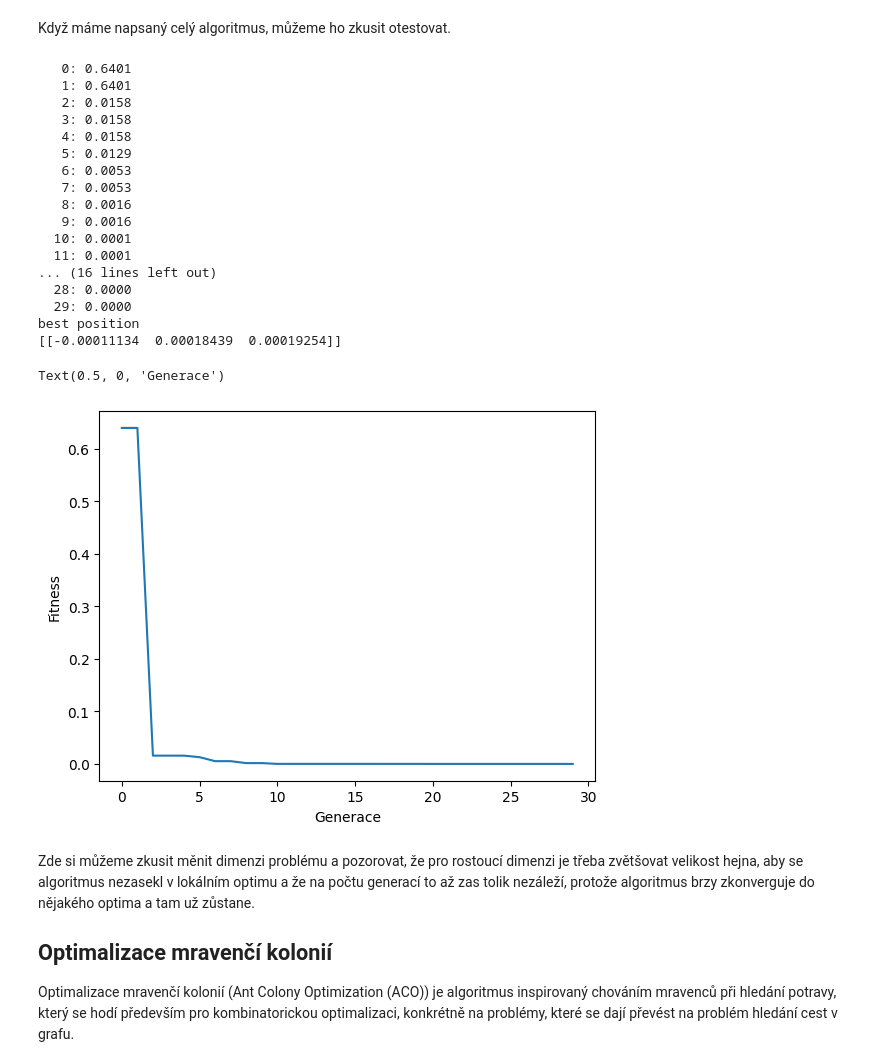
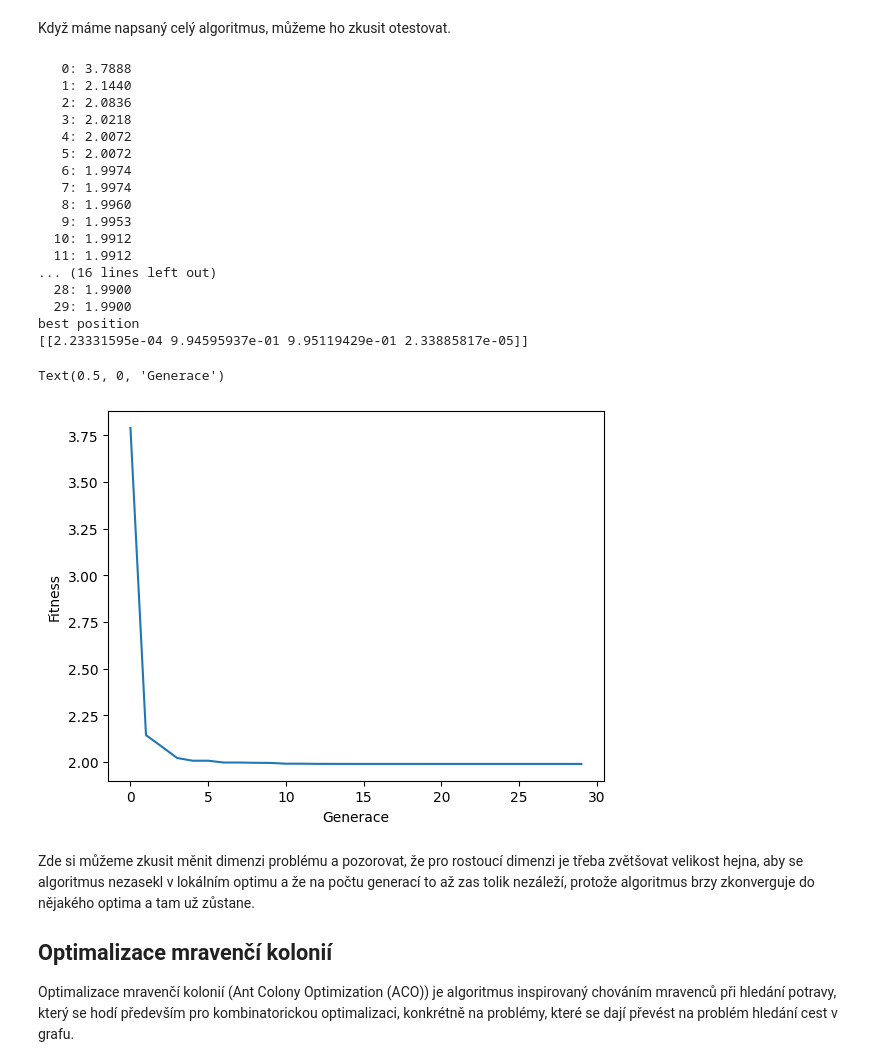
Before and after one commit to kackamac/Priridou-inspirovane-algoritmy, a Jupyter notebook: 11_rojove algoritmy/swarm_intelligence.ipynb, the cells around one changed output. Drawn from its saved outputs; the diff is of its cells as text; code cells hidden in the pictures.

```diff
--- a/11_rojove algoritmy/swarm_intelligence.ipynb
+++ b/11_rojove algoritmy/swarm_intelligence.ipynb
@@ -84,33 +84,33 @@ def pso(fitness, swarm_size, problem_dim, max_iters):
 # %% [markdown]
 Když máme napsaný celý algoritmus, můžeme ho zkusit otestovat.
 # %%
-best_position, best_fitness = pso(fitness, swarm_size=3000, problem_dim=3, max_iters=30)
+best_position, best_fitness = pso(fitness, swarm_size=3000, problem_dim=4, max_iters=30)
 print('best position')
 print(best_position)
 
 plt.plot(best_fitness)
 plt.ylabel('Fitness')
 plt.xlabel('Generace')
 # %% [output]
-   0: 0.6401
-   1: 0.6401
-   2: 0.0158
-   3: 0.0158
-   4: 0.0158
-   5: 0.0129
-   6: 0.0053
-   7: 0.0053
-   8: 0.0016
-   9: 0.0016
-  10: 0.0001
-  11: 0.0001
+   0: 3.7888
+   1: 2.1440
+   2: 2.0836
+   3: 2.0218
+   4: 2.0072
+   5: 2.0072
+   6: 1.9974
+   7: 1.9974
+   8: 1.9960
+   9: 1.9953
+  10: 1.9912
+  11: 1.9912
 ... (16 lines left out)
-  28: 0.0000
-  29: 0.0000
+  28: 1.9900
+  29: 1.9900
 best position
-[[-0.00011134  0.00018439  0.00019254]]
+[[2.23331595e-04 9.94595937e-01 9.95119429e-01 2.33885817e-05]]
 Text(0.5, 0, 'Generace')
-[figure, old version]
+[figure, new version]
 # %% [markdown]
 Zde si můžeme zkusit měnit dimenzi problému a pozorovat, že pro rostoucí dimenzi je třeba zvětšovat velikost hejna, aby se algoritmus nezasekl v lokálním optimu a že na počtu generací to až zas tolik nezáleží, protože algoritmus brzy zkonverguje do nějakého optima a tam už zůstane.
 
```
Also changed, not shown: parts of 7 cells of this notebook.
